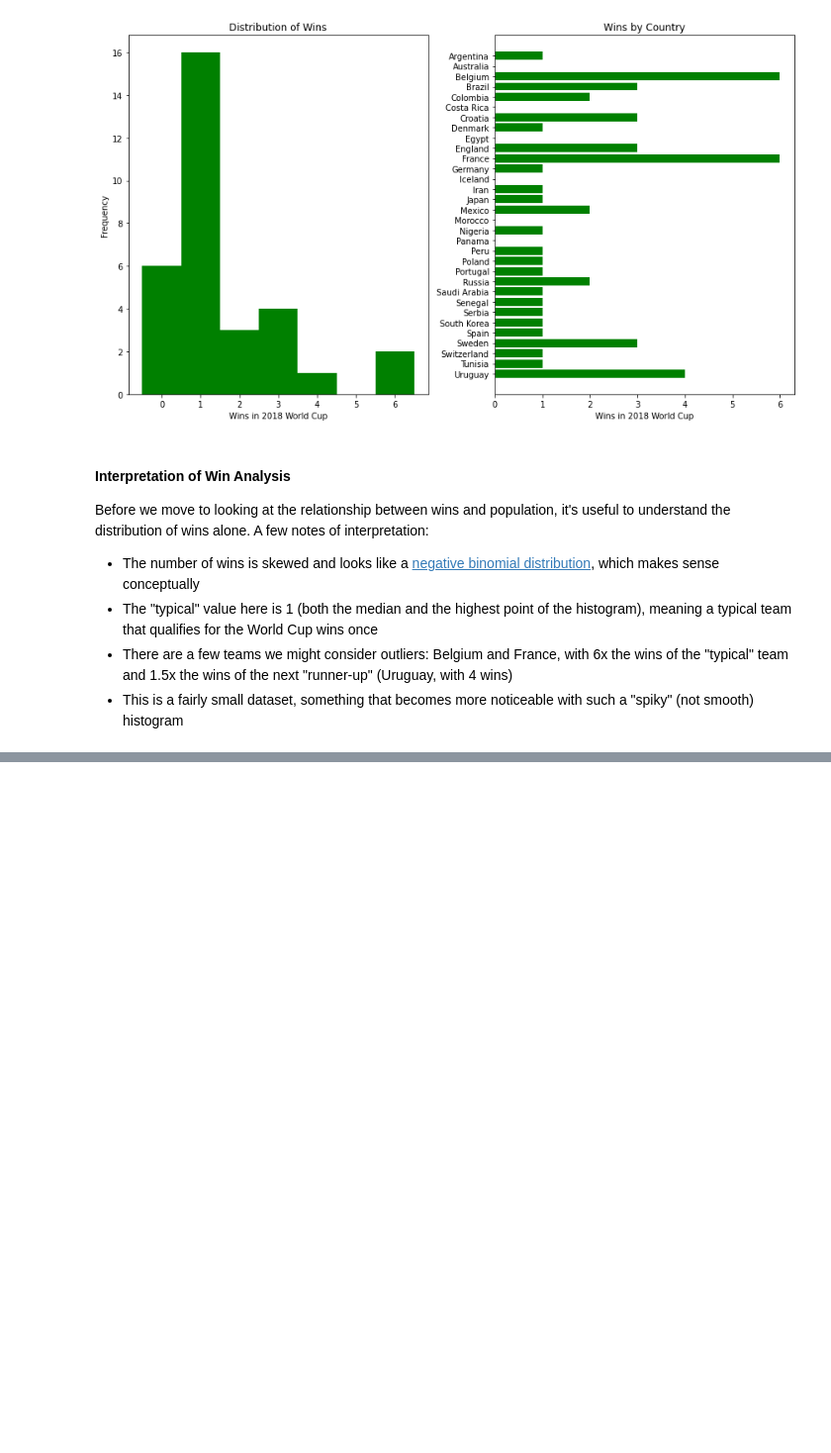
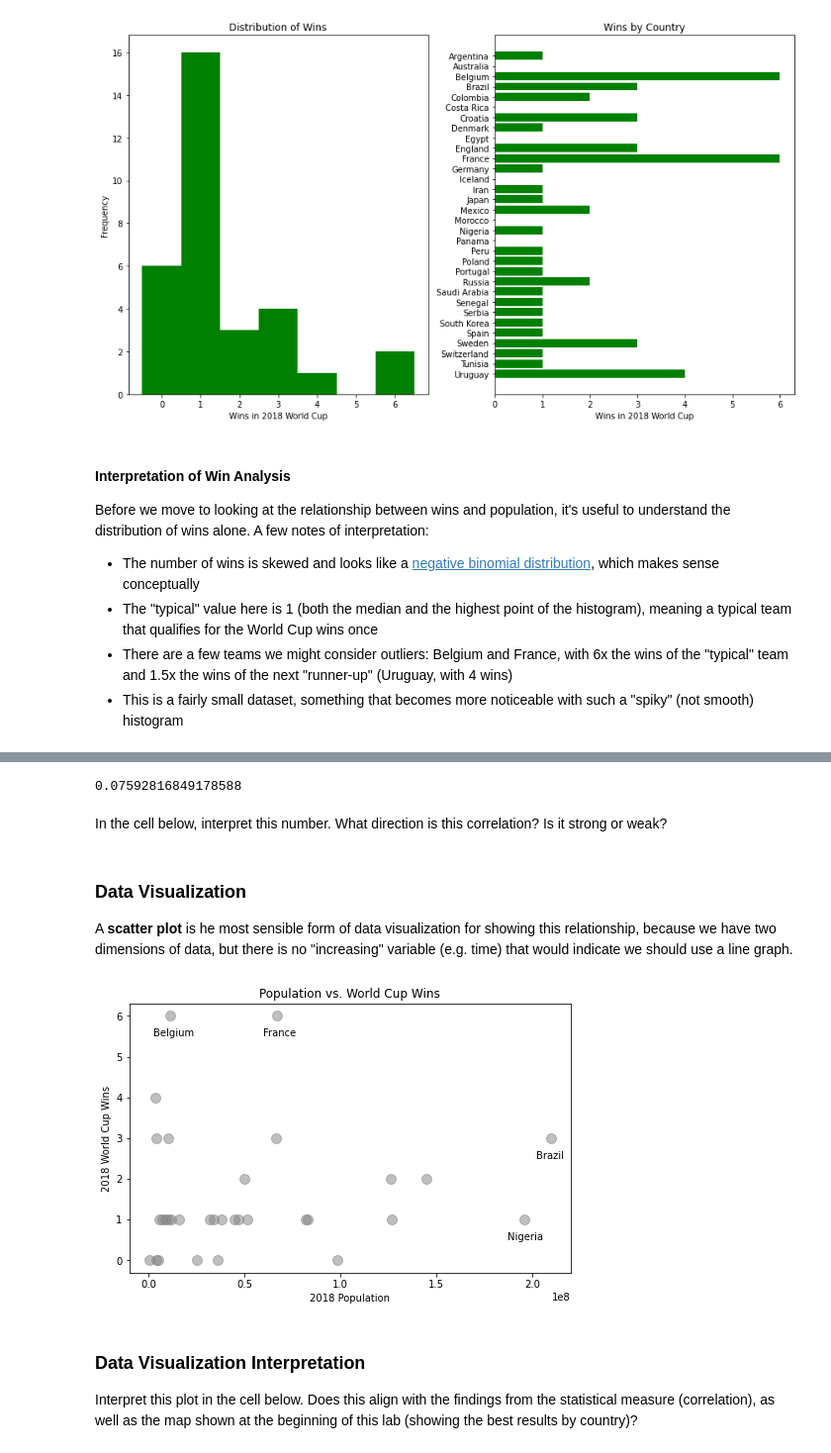
Before and after one commit to learn-co-curriculum/dsc-data-serialization-lab, a Jupyter notebook: index.ipynb, the cells around one changed output, grey strips where cells are left out. Shown at 99% size. Drawn from its saved outputs; the diff is of its cells as text; code cells hidden in the pictures; blank space fills up the shorter version.

```diff
--- a/index.ipynb
+++ b/index.ipynb
@@ -588,0 +919,6 @@ Before we move to looking at the relationship between wins and population, it's
+# %%
+np.corrcoef(wins, populations)[0][1]
+# %% [output]
+0.07592816849178588
+# %% [markdown]
+In the cell below, interpret this number. What direction is this correlation? Is it strong or weak?
@@ -588,0 +931,46 @@ Before we move to looking at the relationship between wins and population, it's
+# %% [markdown]
+### Data Visualization
+
+A **scatter plot** is he most sensible form of data visualization for showing this relationship, because we have two dimensions of data, but there is no "increasing" variable (e.g. time) that would indicate we should use a line graph.
+# %%
+
+# Set up figure
+fig, ax = plt.subplots(figsize=(8, 5))
+
+# Basic scatter plot
+ax.scatter(
+    x=populations,
+    y=wins,
+    color="gray", alpha=0.5, s=100
+)
+ax.set_xlabel("2018 Population")
+ax.set_ylabel("2018 World Cup Wins")
+ax.set_title("Population vs. World Cup Wins")
+
+# Add annotations for specific points of interest
+highlighted_points = {
+    "Belgium": 2, # Numbers are the index of that
+    "Brazil": 3,  # country in populations & wins
+    "France": 10,
+    "Nigeria": 17
+}
+for country, index in highlighted_points.items():
+    # Get x and y position of data point
+    x = populations[index]
+    y = wins[index]
+    # Move each point slightly down and to the left
+    # (numbers were chosen by manually tweaking)
+    xtext = x - (1.25e6 * len(country))
+    ytext = y - 0.5
+    # Annotate with relevant arguments
+    ax.annotate(
+        text=country,
+        xy=(x, y),
+        xytext=(xtext, ytext)
+    )
+# %% [output]
+[figure, added]
+# %% [markdown]
+### Data Visualization Interpretation
+
+Interpret this plot in the cell below. Does this align with the findings from the statistical measure (correlation), as well as the map shown at the beginning of this lab (showing the best results by country)?
```
Also changed, not shown: parts of 41 cells of this notebook, 3 other files.
